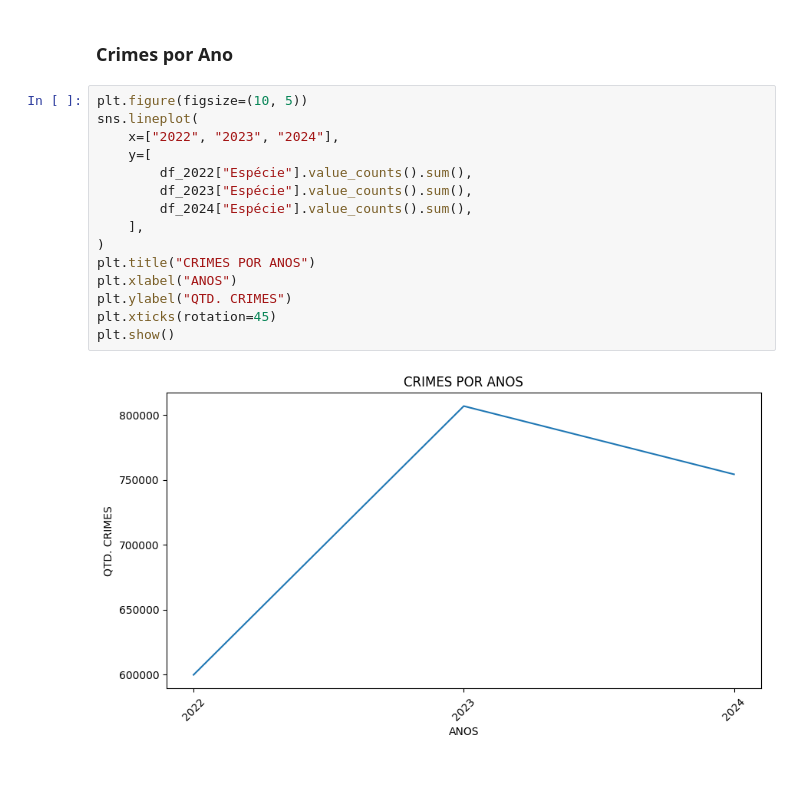
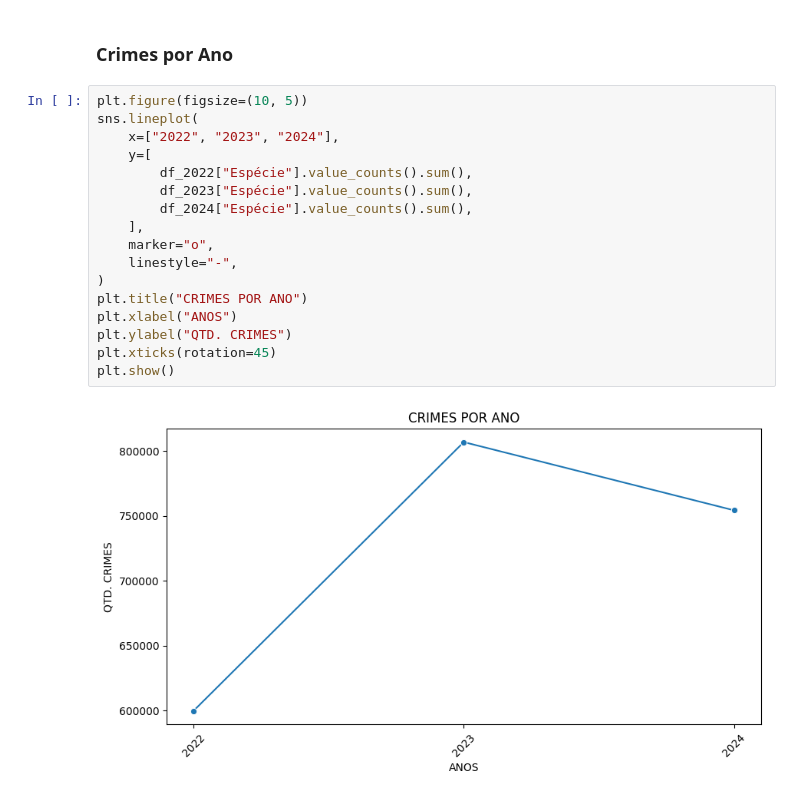
Before and after one commit to germanocastanho/crime-analysis, a Jupyter notebook: crimes.ipynb, the cells around one changed output. Saved outputs shown, nothing was run; the diff lists cells and outputs as text.

Commit message:
refactor "crimes por ano"

```diff
--- a/crimes.ipynb
+++ b/crimes.ipynb
@@ -386,17 +386,19 @@ plt.show()
 # %%
 plt.figure(figsize=(10, 5))
 sns.lineplot(
     x=["2022", "2023", "2024"],
     y=[
         df_2022["Espécie"].value_counts().sum(),
         df_2023["Espécie"].value_counts().sum(),
         df_2024["Espécie"].value_counts().sum(),
     ],
+    marker="o",
+    linestyle="-",
 )
-plt.title("CRIMES POR ANOS")
+plt.title("CRIMES POR ANO")
 plt.xlabel("ANOS")
 plt.ylabel("QTD. CRIMES")
 plt.xticks(rotation=45)
 plt.show()
 # %% [output]
-[figure, old version]
+[figure, new version]
```
